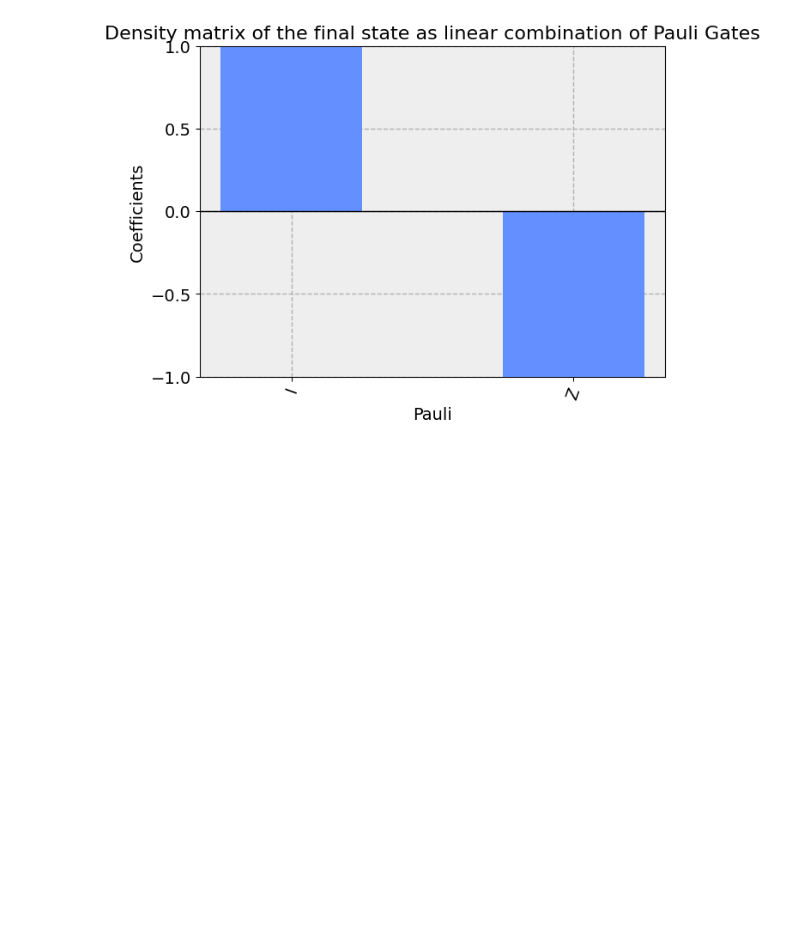
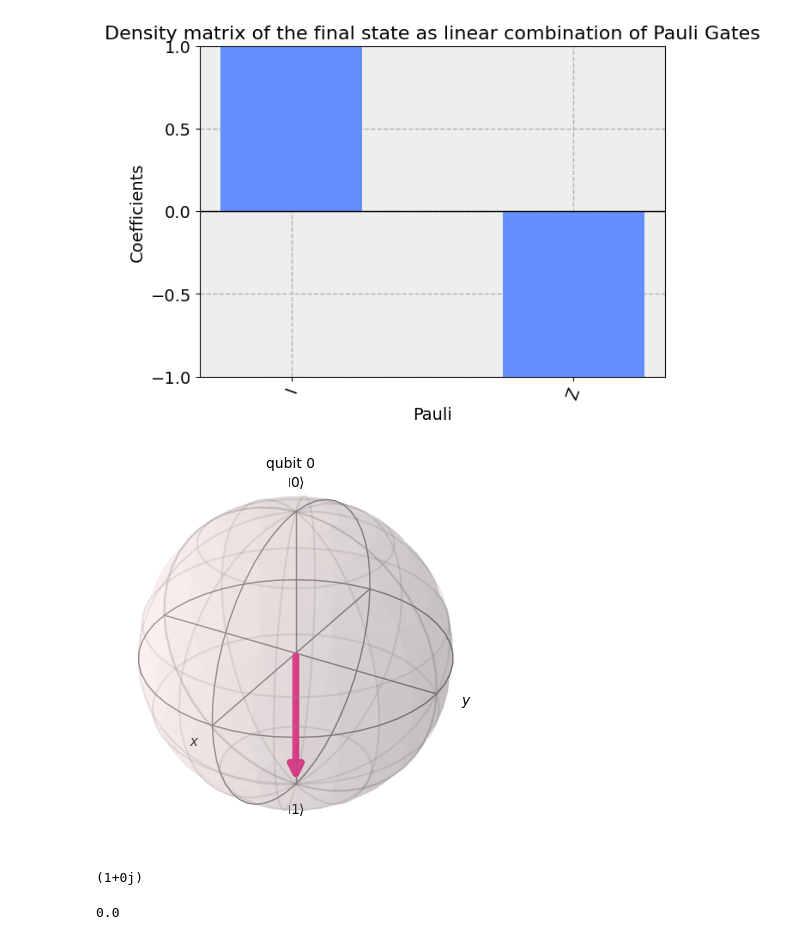
Before and after one commit to A-Hashemiann/Quantum_Information_Computation, a Jupyter notebook: Quantum_Computing/Pauli_X.ipynb, the cells around one changed output. Cells and saved outputs as stored; diff of their text form; code cells hidden in the pictures; blank space fills up the shorter version.

```diff
--- a/Quantum_Computing/Pauli_X.ipynb
+++ b/Quantum_Computing/Pauli_X.ipynb
@@ -98,3 +98,12 @@ plot_state_hinton(qc)
 plot_state_paulivec(qc, title = 'Density matrix of the final state as linear combination of Pauli Gates')
 # %% [output]
 [figure]
+# %%
+plot_bloch_multivector(qc)
+# %% [output]
+[figure, added]
+# %%
+purityf = rho2.purity()
+print(purityf)
+# %% [output]
+(1+0j)
@@ -100,0 +112,5 @@ plot_state_paulivec(qc, title = 'Density matrix of the final state as linear com
+# %%
+fidelity = state_fidelity(psi1,psi2)
+print(fidelity)
+# %% [output]
+0.0
```
Also changed, not shown: parts of 1 cell of this notebook.
